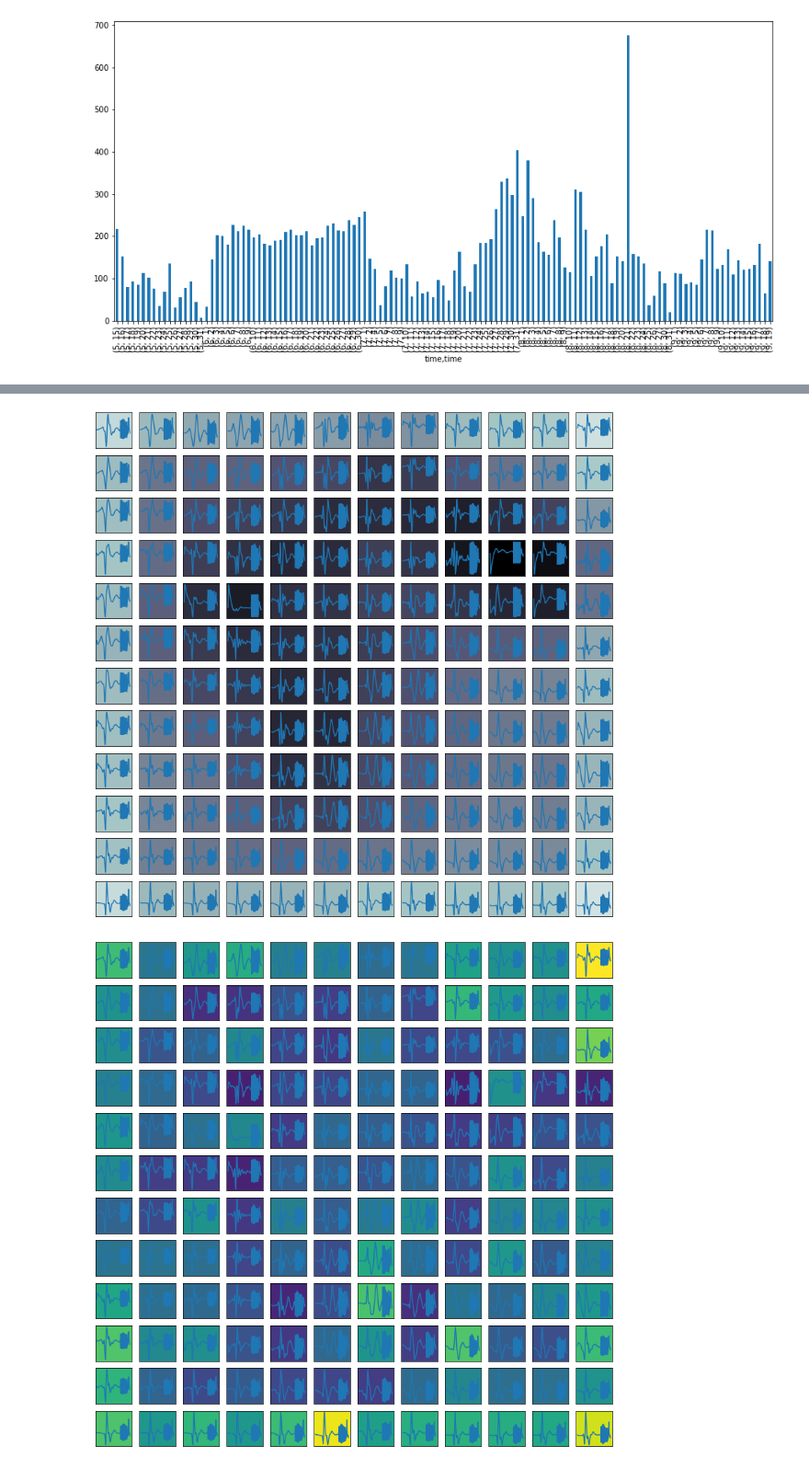
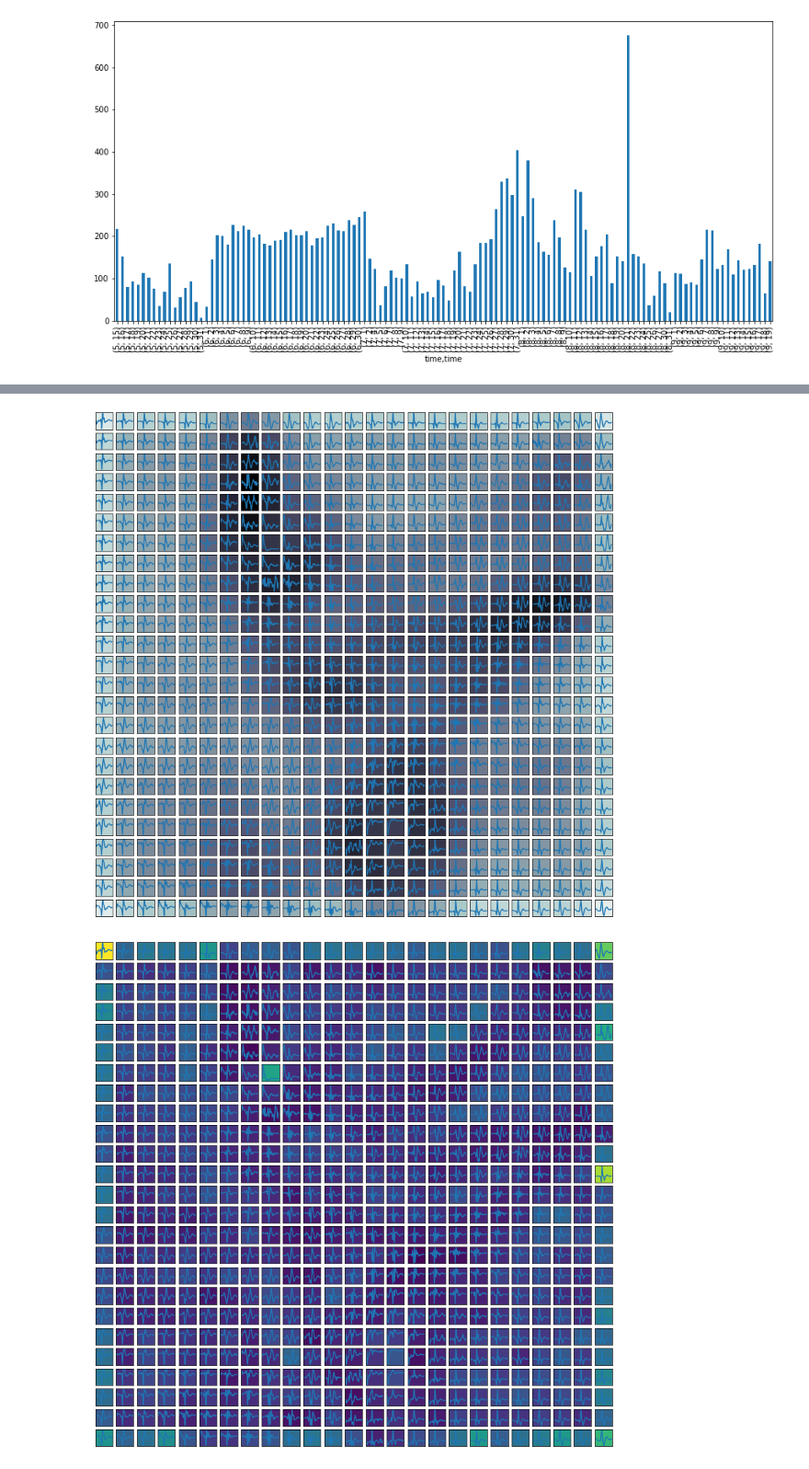
Before and after one commit to llayer/StromboliWF, a Jupyter notebook: som.ipynb, the cells around one changed output, grey strips where cells are left out. Shown at 92% size. Drawn from its saved outputs; the diff is of its cells as text; code cells hidden in the pictures.

```diff
--- a/som.ipynb
+++ b/som.ipynb
@@ -9,7 +6,7 @@ The autoreload extension is already loaded. To reload it, use:
 # %%
 use_wf = True
-use_lpc = True
-use_amp = True
+use_lpc = False
+use_amp = False
 # %%
 # Load the signals
 df = ana.load_signals('features_30.h5')
@@ -43,9 +41,21 @@ ana.plot_freq(df)
 features = ana.get_features(df, wf = use_wf, lpc=use_lpc, amp=use_amp)
 # %%
 # Train som
-size = 12
-niter = 20000 #10000
+
+size_x = 25
+size_y = 25
+niter = 59000 #10000
+sigma = 2.2 # #0.3
+learning_rate= .013 #.5
+pca=False
+random_seed = 2
+
+"""
+size_x = 10
+size_y = 6
+niter = 50000 #20000 #10000
 sigma = 1.23 # #0.3
 learning_rate= .04 #.5
 pca=False
 random_seed = 2
+"""
@@ -52,4 +64,4 @@ random_seed = 2
 # %%
-som = ana.run_som(features, size, niter = niter, sigma=sigma, learning_rate=learning_rate,
+som = ana.run_som(features, size_x, size_y, niter = niter, sigma=sigma, learning_rate=learning_rate,
                   pca=pca, plot_error = True, random_seed = random_seed)
 # %% [output]
@@ -134,9 +108,9 @@ ana.plot_waveforms(features, som, size )
 # %%
-ana.plot_dmap(features, som, size)
+ana.plot_dmap(features, som, size_x, size_y)
 # %% [output]
-[figure, old version]
+[figure, new version]
 # %%
-ana.plot_density(features, som, size )
+ana.plot_density(features, som, size_x, size_y )
 # %% [output]
-[figure, old version]
+[figure, new version]
 # %%
```
Also changed, not shown: parts of 32 cells of this notebook.
